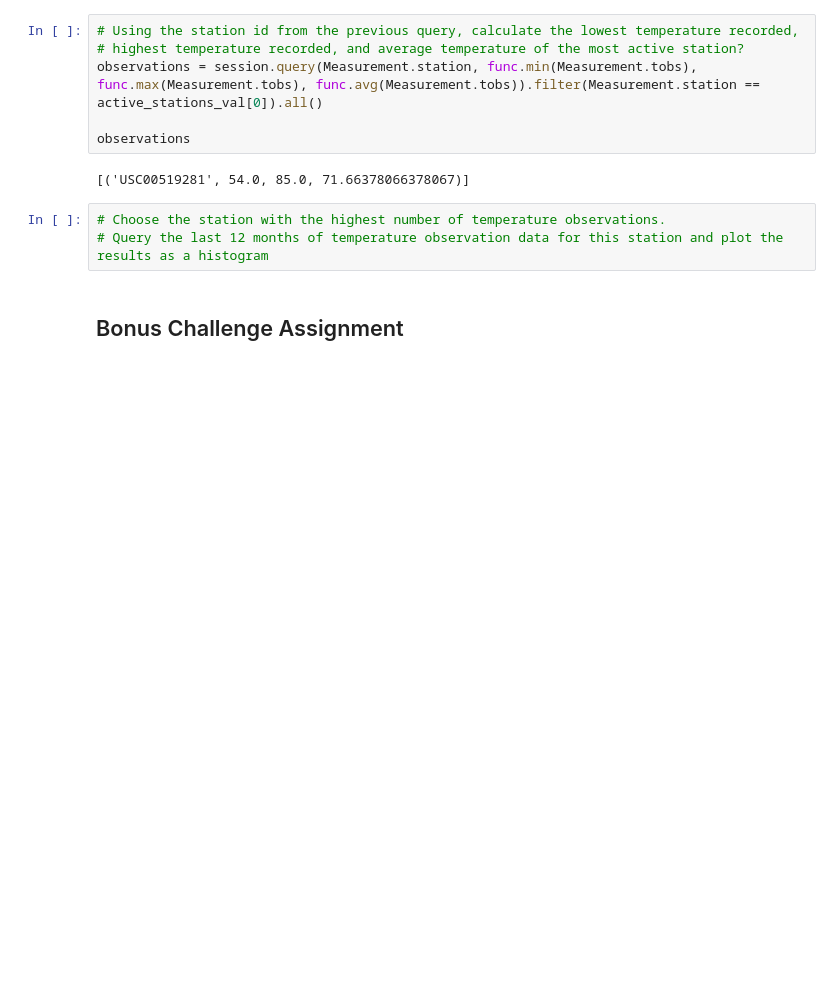
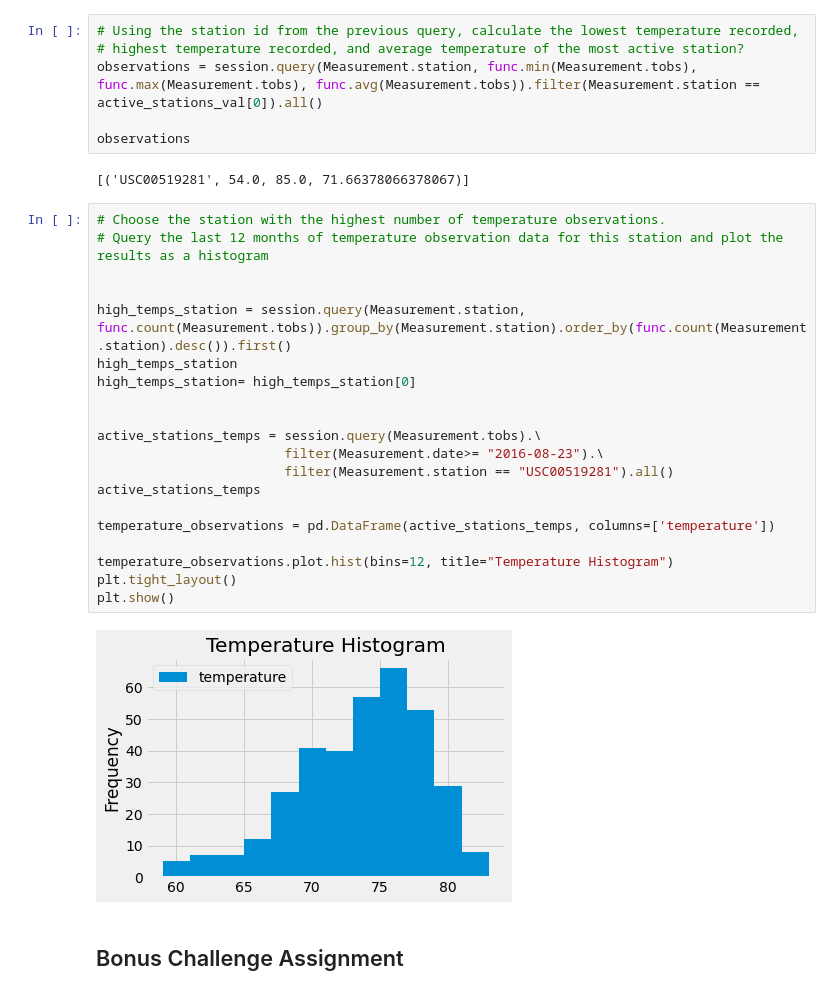
Before and after one commit to prasanna0913/sqlalchemy-challenge, a Jupyter notebook: climate_starter.ipynb, the cells around one changed output. Drawn from its saved outputs; the diff is of its cells as text; blank space fills up the shorter version.

```diff
--- a/climate_starter.ipynb
+++ b/climate_starter.ipynb
@@ -141,6 +154,25 @@ observations
 # %%
 # Choose the station with the highest number of temperature observations.
 # Query the last 12 months of temperature observation data for this station and plot the results as a histogram
+
+
+high_temps_station = session.query(Measurement.station, func.count(Measurement.tobs)).group_by(Measurement.station).order_by(func.count(Measurement.station).desc()).first()
+high_temps_station
+high_temps_station= high_temps_station[0]
+
+
+active_stations_temps = session.query(Measurement.tobs).\
+                        filter(Measurement.date>= "2016-08-23").\
+                        filter(Measurement.station == "USC00519281").all()
+active_stations_temps
+
+temperature_observations = pd.DataFrame(active_stations_temps, columns=['temperature'])
+
+temperature_observations.plot.hist(bins=12, title="Temperature Histogram")
+plt.tight_layout()
+plt.show()
+# %% [output]
+[figure, added]
 # %% [markdown]
 ## Bonus Challenge Assignment
 # %%
```
Also changed, not shown: parts of 2 cells of this notebook.
